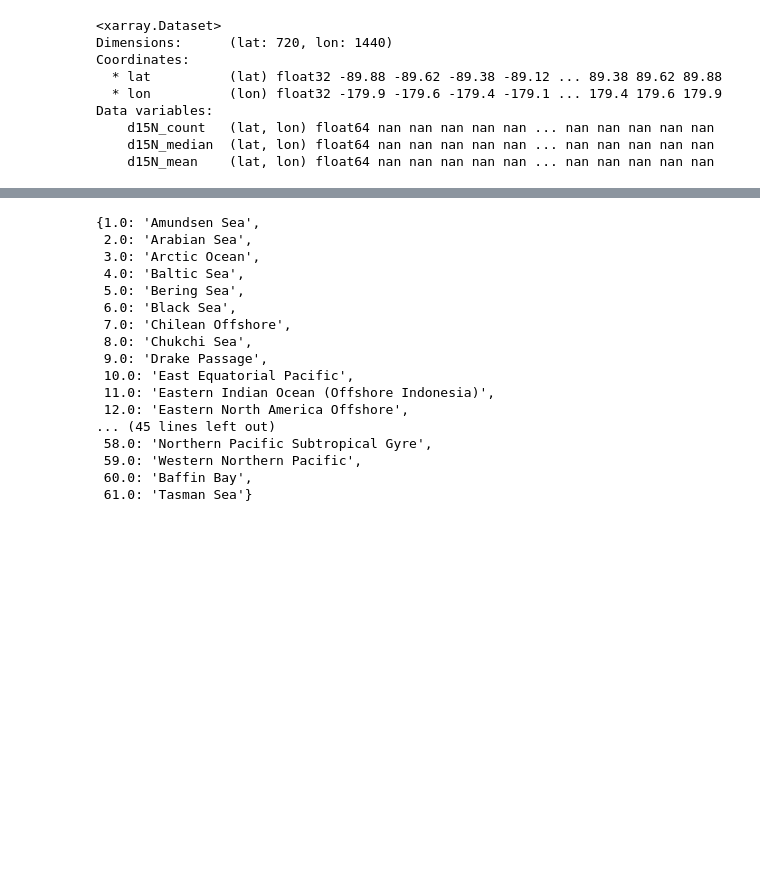
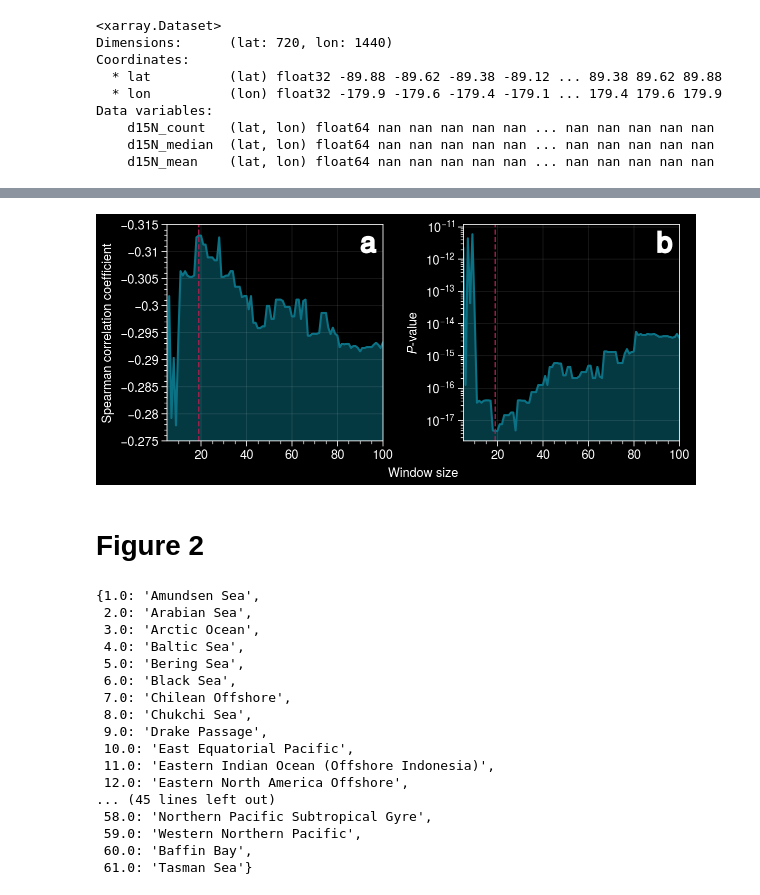
Before and after one commit to PaleoLipidRR/nutrient-effect-on-TEX, a Jupyter notebook: ipynb_files/Visualization_for_presentations.ipynb, the cells around one changed output, grey strips where cells are left out. Cells and saved outputs as stored; diff of their text form; code cells hidden in the pictures; blank space fills up the shorter version.

```diff
--- a/ipynb_files/Visualization_for_presentations.ipynb
+++ b/ipynb_files/Visualization_for_presentations.ipynb
@@ -594,3 +1072,50 @@ fig.savefig(os.path.join(fpath,fname),bbox_inches='tight',embed_fonts=True,dpi=3
+# %%
+fig, axs = plot.subplots(width=6,ncols=2,sharey=0)
+window_size_score_df = pd.DataFrame({'window_size':window_size,
+                                     'score':score_list,
+                                     'pval':pval_list})
+
+ax = axs[0]
+### fill_between y
+ax.fill_between(window_size_score_df['window_size'],window_size_score_df['score'],
+                color='cyan9',alpha=0.5)
+ax.plot(window_size_score_df['window_size'],window_size_score_df['score'],c='cyan9')
+
+ax.format(
+    xlabel='Window size',
+    ylabel='Spearman correlation coefficient',
+    ylim=(-0.275,-0.315)
+)
+
+ax = axs[1]
+### fill_between y
+ax.fill_between(window_size_score_df['window_size'],window_size_score_df['pval'],
+                color='cyan9',alpha=0.5)
+ax.plot(window_size_score_df['window_size'],window_size_score_df['pval'],c='cyan9')
+
+ax.format(
+    xlabel='Window size',
+    ylabel=r'$\it{P}$-value',
+    yscale='log',
+    yformatter='log',
+)
+
+#### ax.axvline at the highest score and lowest pval
+best_window_size = window_size[np.argmin(score_list)]
+axs.axvline(best_window_size,c='pink9',ls='--',lw=1)
+# ax.text(best_window_size,0.98,f'{best_window_size}',transform=ax.get_yaxis_transform(),
+#         ha='center',va='top',rotation=90)
+
+#########################################################################################
+axs.format(abc=True,abcloc='ur',abcstyle='a',rc_kw={'abc.size':20,'abc.weight':'normal'},)
+
+fpath = fr'{local_github_path}/figures/'
+fname = 'Fig_S4_sliding_window_scores.pdf'
+fig.savefig(os.path.join(fpath,fname),bbox_inches='tight',embed_fonts=True,dpi=660)
+# %% [output]
+[figure, added]
+# %% [markdown]
+# Figure 2
 # %%
 regionName_df = coretop_df.pivot_table(index=('region_ID','regionName'),values='TEX86',aggfunc='count').reset_index()[['region_ID','regionName']]
 regionID_to_regionName_dict = dict(zip(regionName_df['region_ID'],regionName_df['regionName']))
```
Also changed, not shown: parts of 21 cells of this notebook.
